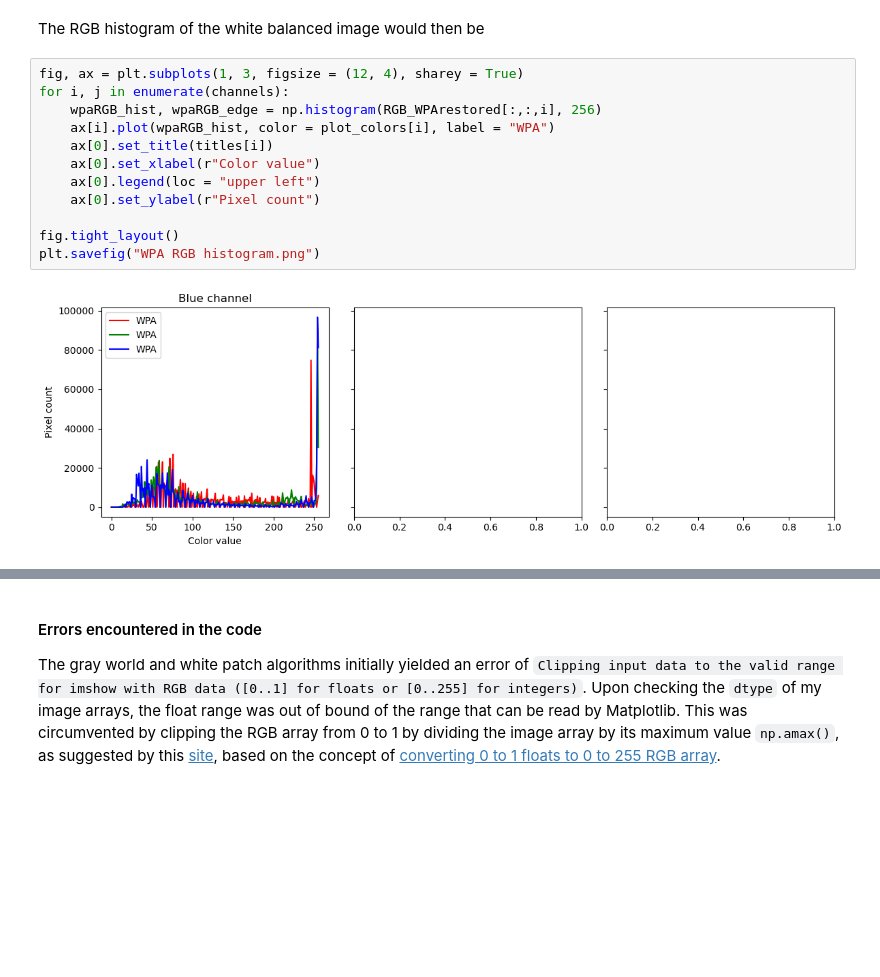
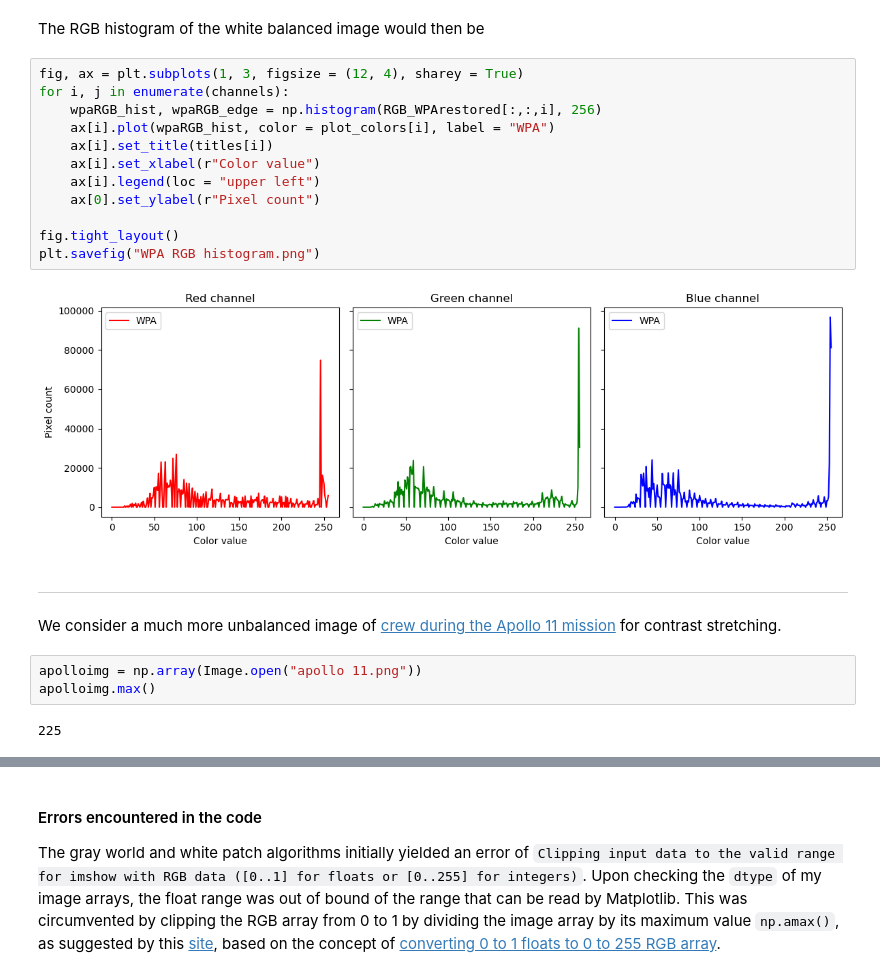
Before and after one commit to npcrmns/App-Physics-157, a Jupyter notebook: [1] Digital Image Formation and Enhancement/Digital Image Formation and Enhancement.ipynb, the cells around one changed output, grey strips where cells are left out. Drawn from its saved outputs; the diff is of its cells as text; blank space fills up the shorter version.

Commit message:
Finalized notebook
Added new images for contrast stretching and RGB histograms

```diff
--- a/[1] Digital Image Formation and Enhancement/Digital Image Formation and Enhancement.ipynb
+++ b/[1] Digital Image Formation and Enhancement/Digital Image Formation and Enhancement.ipynb
@@ -832,14 +831,22 @@ The RGB histogram of the white balanced image would then be
 # %%
 fig, ax = plt.subplots(1, 3, figsize = (12, 4), sharey = True)
 for i, j in enumerate(channels):
     wpaRGB_hist, wpaRGB_edge = np.histogram(RGB_WPArestored[:,:,i], 256)
     ax[i].plot(wpaRGB_hist, color = plot_colors[i], label = "WPA")
-    ax[0].set_title(titles[i])
-    ax[0].set_xlabel(r"Color value")
-    ax[0].legend(loc = "upper left")
+    ax[i].set_title(titles[i])
+    ax[i].set_xlabel(r"Color value")
+    ax[i].legend(loc = "upper left")
     ax[0].set_ylabel(r"Pixel count")
 
 fig.tight_layout()
 plt.savefig("WPA RGB histogram.png")
 # %% [output]
-[figure, old version]
+[figure, new version]
+# %% [markdown]
+***
+We consider a much more unbalanced image of [crew during the Apollo 11 mission](https://www.cnet.com/science/see-the-forgotten-nasa-apollo-11-crew-photo-found-in-a-box/) for contrast stretching.
+# %%
+apolloimg = np.array(Image.open("apollo 11.png"))
+apolloimg.max()
+# %% [output]
+225
```
Also changed, not shown: parts of 3 cells of this notebook, 3 other files.
